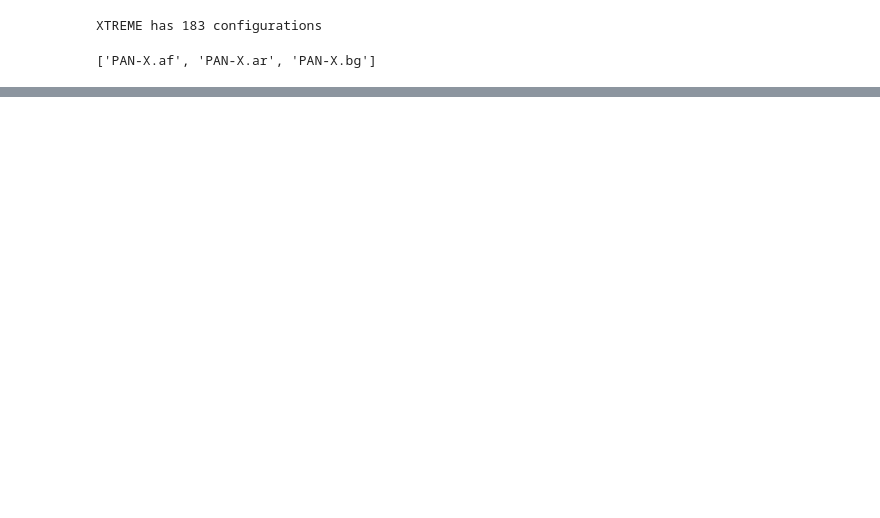
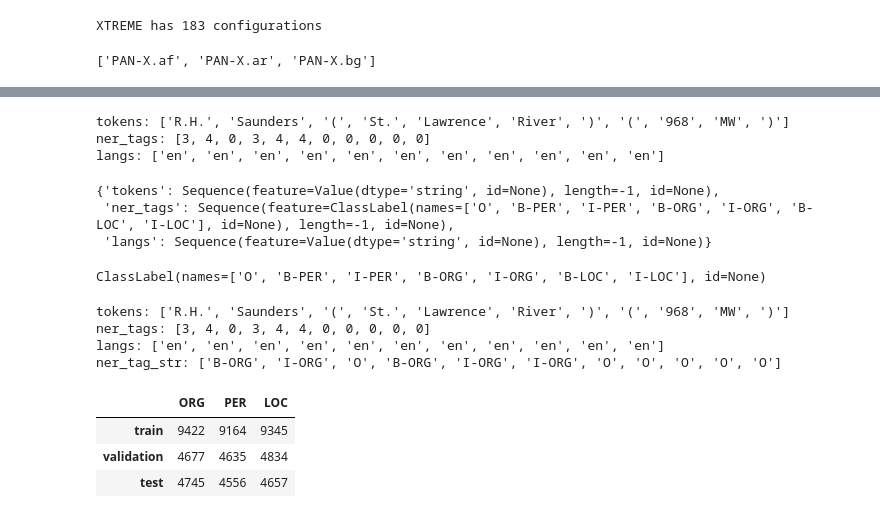
Before and after one commit to aneeshcheriank/study, a Jupyter notebook: Transformers/NER.ipynb, the cells around one changed output, grey strips where cells are left out. Drawn from its saved outputs; the diff is of its cells as text; code cells hidden in the pictures; blank space fills up the shorter version.

```diff
--- a/Transformers/NER.ipynb
+++ b/Transformers/NER.ipynb
@@ -17,3 +35,9 @@ panx_subsets[:3]
 # %% [output]
 XTREME has 183 configurations
 ['PAN-X.af', 'PAN-X.ar', 'PAN-X.bg']
+# %%
+# Load English dataset
+from datasets import load_dataset
+
+data = load_dataset('xtreme', name='PAN-X.en')
+data
@@ -19,0 +75,60 @@ XTREME has 183 configurations
+# %%
+element = data['train'][0]
+for key, value  in element.items():
+  print(f'{key}: {value}')
+# %% [output]
+tokens: ['R.H.', 'Saunders', '(', 'St.', 'Lawrence', 'River', ')', '(', '968', 'MW', ')']
+ner_tags: [3, 4, 0, 3, 4, 4, 0, 0, 0, 0, 0]
+langs: ['en', 'en', 'en', 'en', 'en', 'en', 'en', 'en', 'en', 'en', 'en']
+# %%
+data['train'].features
+# %% [output]
+{'tokens': Sequence(feature=Value(dtype='string', id=None), length=-1, id=None),
+ 'ner_tags': Sequence(feature=ClassLabel(names=['O', 'B-PER', 'I-PER', 'B-ORG', 'I-ORG', 'B-LOC', 'I-LOC'], id=None), length=-1, id=None),
+ 'langs': Sequence(feature=Value(dtype='string', id=None), length=-1, id=None)}
+# %%
+# ner tag labels
+tags = data['train'].features['ner_tags'].feature
+print(tags)
+
+# create tag names
+def create_tag_names(batch):
+  return {'ner_tag_str': [tags.int2str(items) for items in batch['ner_tags']]}
+  # ner_tags: column names
+  # the class featurs has a method int2str
+
+data = data.map(create_tag_names)
+# the map function except a function
+# function returns a dictionary with key as column name
+# value: a list
+# %% [output]
+ClassLabel(names=['O', 'B-PER', 'I-PER', 'B-ORG', 'I-ORG', 'B-LOC', 'I-LOC'], id=None)
+# %%
+# now we have the ner tags in human readable forms
+for key, value in data['train'][0].items():
+  print(f'{key}: {value}')
+# %% [output]
+tokens: ['R.H.', 'Saunders', '(', 'St.', 'Lawrence', 'River', ')', '(', '968', 'MW', ')']
+ner_tags: [3, 4, 0, 3, 4, 4, 0, 0, 0, 0, 0]
+langs: ['en', 'en', 'en', 'en', 'en', 'en', 'en', 'en', 'en', 'en', 'en']
+ner_tag_str: ['B-ORG', 'I-ORG', 'O', 'B-ORG', 'I-ORG', 'I-ORG', 'O', 'O', 'O', 'O', 'O']
+# %%
+# count the ner_tags in different splits
+from collections import defaultdict, Counter
+import pandas as pd
+
+split2freq = defaultdict(Counter)
+for split, dataset in data.items():
+  for row in dataset['ner_tag_str']:
+    for tag in row:
+      if tag.startswith('B'):
+        tag_type = tag.split('-')[1]
+        split2freq[split][tag_type] += 1
+pd.DataFrame.from_dict(split2freq, orient='index')
+
+# more or less balanced data
+# %% [output]
+|  | ORG | PER | LOC |
+| train | 9422 | 9164 | 9345 |
+| validation | 4677 | 4635 | 4834 |
+| test | 4745 | 4556 | 4657 |
```
Also changed, not shown: parts of 10 cells of this notebook.
